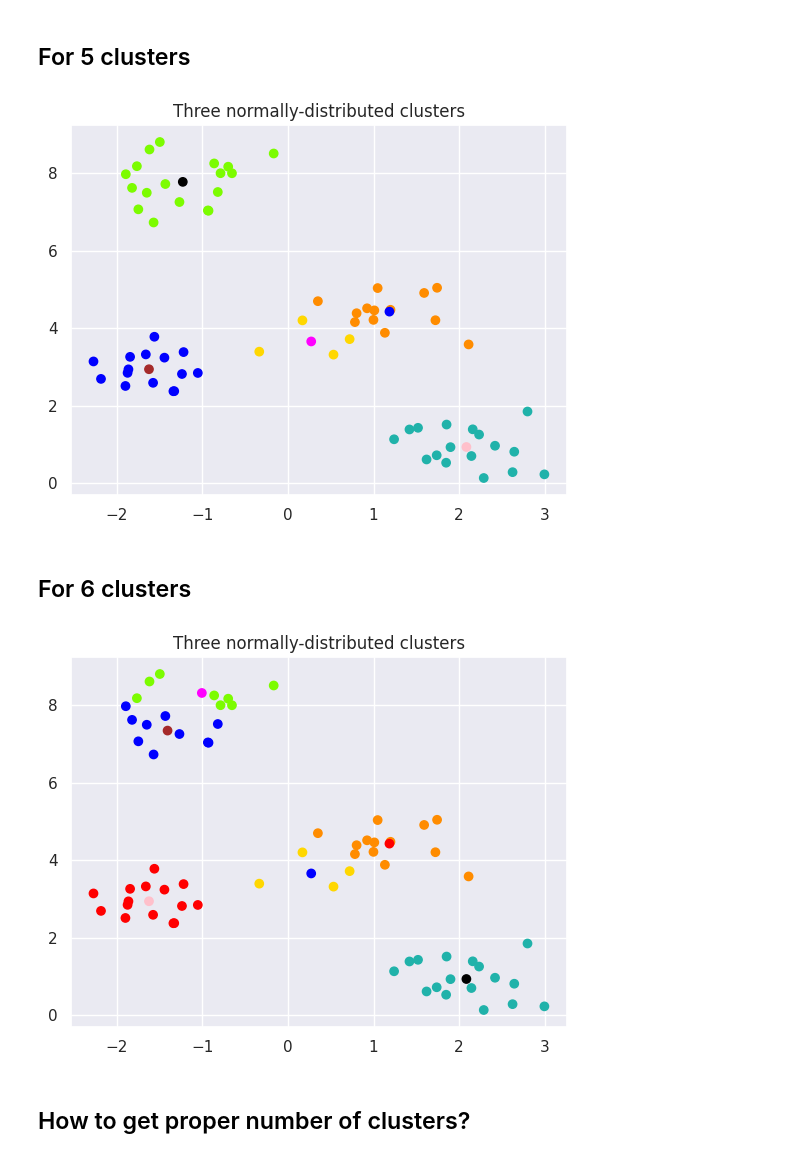
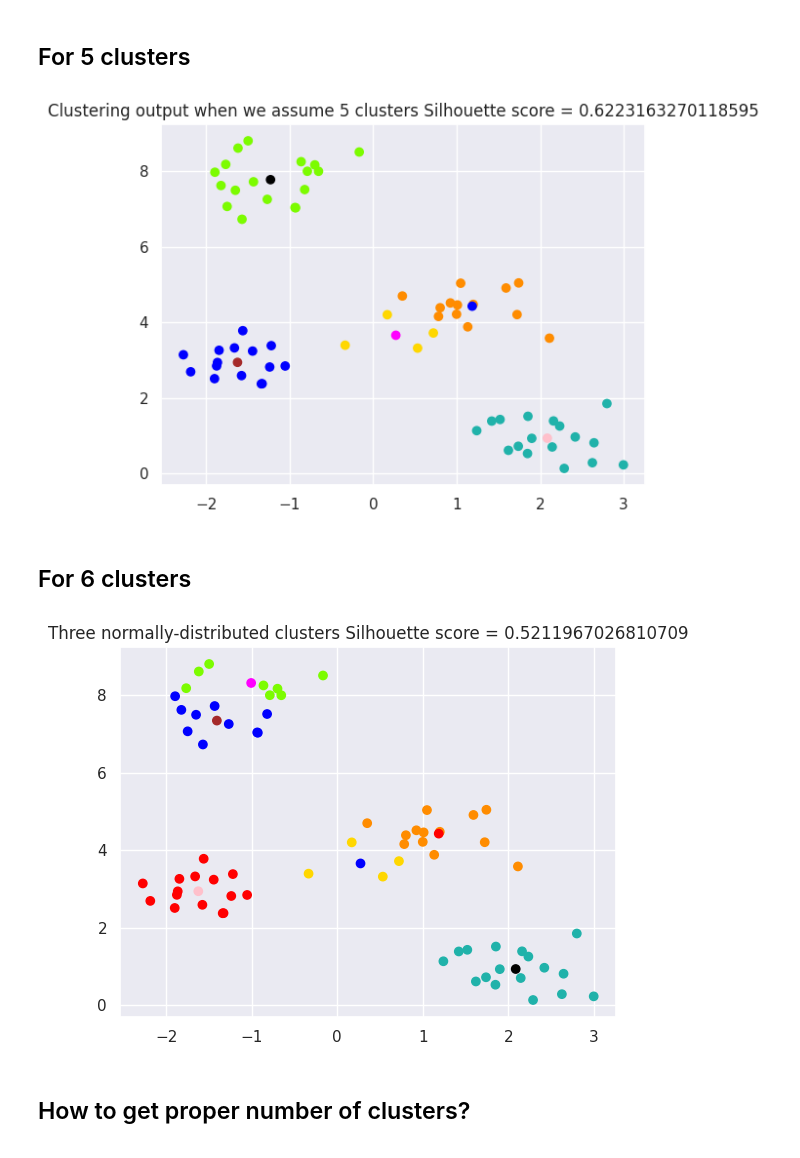
Before and after one commit to tstrakowski/jupyter_notebook, a Jupyter notebook: k-means.ipynb, the cells around one changed output. Saved outputs shown, nothing was run; the diff lists cells and outputs as text; code cells hidden in the pictures.

```diff
--- a/k-means.ipynb
+++ b/k-means.ipynb
@@ -20,9 +112,10 @@ number_sets_to_generate = 4
 
 X, y = make_blobs(centers=number_sets_to_generate, cluster_std=0.5, random_state=0)
 generated_2_sets = pd.DataFrame({'x_axis': X[:, 0], 'y_axis': X[:, 1],'set_number':y})
+generated_2_sets['set_id'] = 0
 display( generated_2_sets.head( 10 ) )
 cmap4 = colors.ListedColormap(["darkorange", "gold", "lawngreen", "lightseagreen", "red", "blue","magenta", "black", "pink", "brown"])
-plt.scatter(generated_2_sets['x_axis'], generated_2_sets['y_axis'], c=generated_2_sets['set_number'],cmap=cmap4)
-plt.title("Three normally-distributed clusters")
+plt.scatter(generated_2_sets['x_axis'], generated_2_sets['y_axis'], c=generated_2_sets['set_id'],cmap=cmap4)
+plt.title("Generated data set for clustering")
 plt.show()
 # %% [output]
@@ -88,20 +185,22 @@ plt.show()
 # %%
 number_clusters = 5
 kmeans_5 = KMeans(n_clusters = number_clusters, random_state = 0, n_init='auto')
 kmeans_5.fit(X_train)
 
 clusters_num = range(number_sets_to_generate,number_sets_to_generate+number_clusters,1)
 
 clusters = pd.DataFrame({'x_axis':X_train['x_axis'],'y_axis':X_train['y_axis'],'set_number':kmeans_5.labels_})
 center_sets = pd.DataFrame({'x_axis': kmeans_5.cluster_centers_[:, 0], 'y_axis': kmeans_5.cluster_centers_[:, 1],'set_number':clusters_num})
 
 df_res = pd.concat( [clusters, center_sets] )
 
+silhouette_5 = silhouette_score(clusters[['x_axis','y_axis']], kmeans_5.labels_ )
+
 plt.scatter( df_res['x_axis'], df_res['y_axis'], c=df_res['set_number'],cmap=cmap4)
-plt.title("Three normally-distributed clusters")
+plt.title("Clustering output when we assume 5 clusters Silhouette score = " + str( silhouette_5 ) )
 plt.show()
 # %% [output]
-[figure, old version]
+[figure, new version]
 # %% [markdown]
 <H2>For 6 clusters</H2>
 # %%
@@ -116,11 +215,13 @@ center_sets = pd.DataFrame({'x_axis': kmeans_6.cluster_centers_[:, 0], 'y_axis':
 
 df_res = pd.concat( [clusters, center_sets] )
 
+silhouette_6 = silhouette_score(clusters[['x_axis','y_axis']], kmeans_6.labels_ )
+
 plt.scatter( df_res['x_axis'], df_res['y_axis'], c=df_res['set_number'],cmap=cmap4)
-plt.title("Three normally-distributed clusters")
+plt.title("Three normally-distributed clusters Silhouette score = " + str( silhouette_6 ) )
 plt.show()
 # %% [output]
-[figure, old version]
+[figure, new version]
 # %% [markdown]
 <H2>How to get proper number of clusters?</H2>
 # %% [markdown]
```
Also changed, not shown: parts of 21 cells of this notebook, 4 other files.
